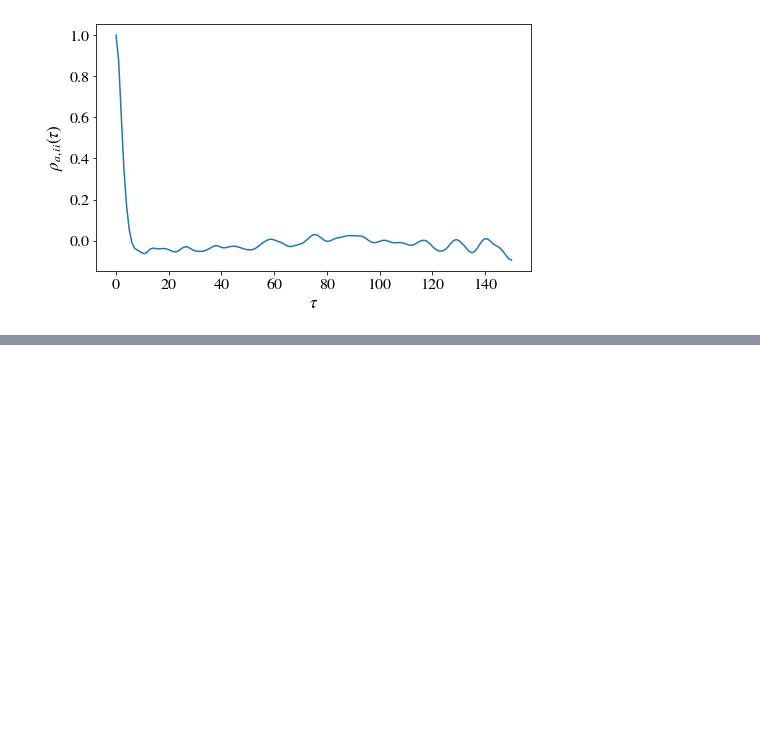
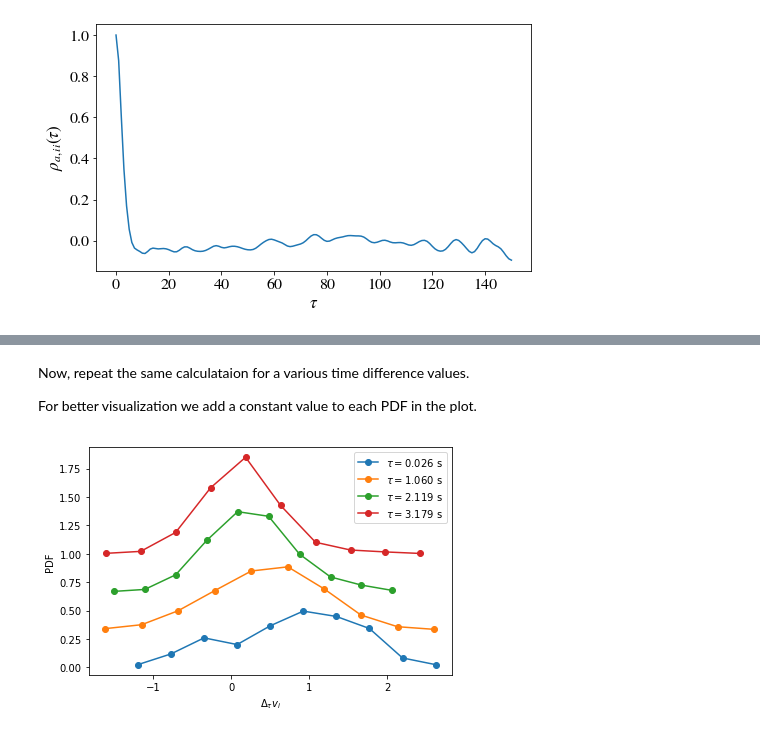
Before and after one commit to OpenPTV/lagrangian_plotting_library, a Jupyter notebook: Tutorials.ipynb, the cells around one changed output, grey strips where cells are left out. Cells and saved outputs as stored; diff of their text form; code cells hidden in the pictures; blank space fills up the shorter version.

```diff
--- a/Tutorials.ipynb
+++ b/Tutorials.ipynb
@@ -198,0 +234,36 @@ plt.tight_layout()
+# %% [markdown]
+Now, repeat the same calculataion for a various time difference values.
+
+For better visualization we add a constant value to each PDF in the plot.
+# %%
+dt_list = [1, 40, 80, 120]    # time difference    (tau)
+axis = 0                      # velocity component (i)
+
+
+fig, ax = plt.subplots()
+
+
+for i in range(len(dt_list)):
+
+    dt = dt_list[i]
+    delta_v_list = []
+
+    for traj in traj_list:
+        delta_v = traj.velocity()[-dt:,axis] - traj.velocity()[:dt,axis]
+        delta_v_list += list(delta_v)
+
+    hist = np.histogram(delta_v_list, bins=10, normed=True)
+    x_ = 0.5 * (hist[1][1:] + hist[1][:-1])
+    y_ = hist[0]
+
+    label = r'$\tau = %.3f$ s'%(dt / FPS)
+    ax.plot(x_, y_ + i*0.333, 'o-', label=label)
+
+ax.legend()
+
+ax.set_xlabel(r'$\Delta_\tau v_i$')
+ax.set_ylabel(r'PDF')
+
+plt.tight_layout()
+# %% [output]
+[figure, added]
```
Also changed, not shown: parts of 3 cells of this notebook, 1 other file.
